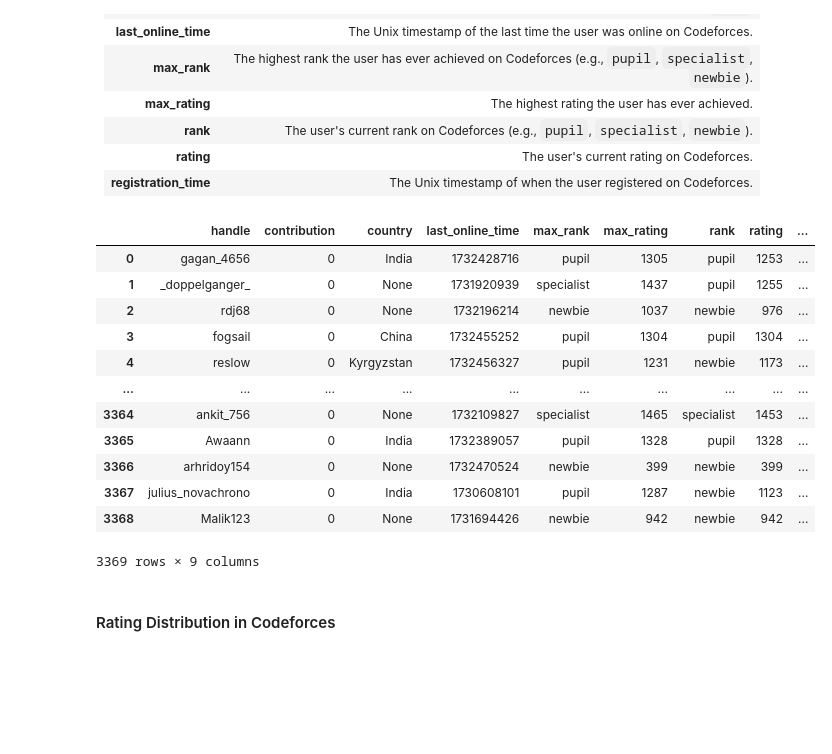
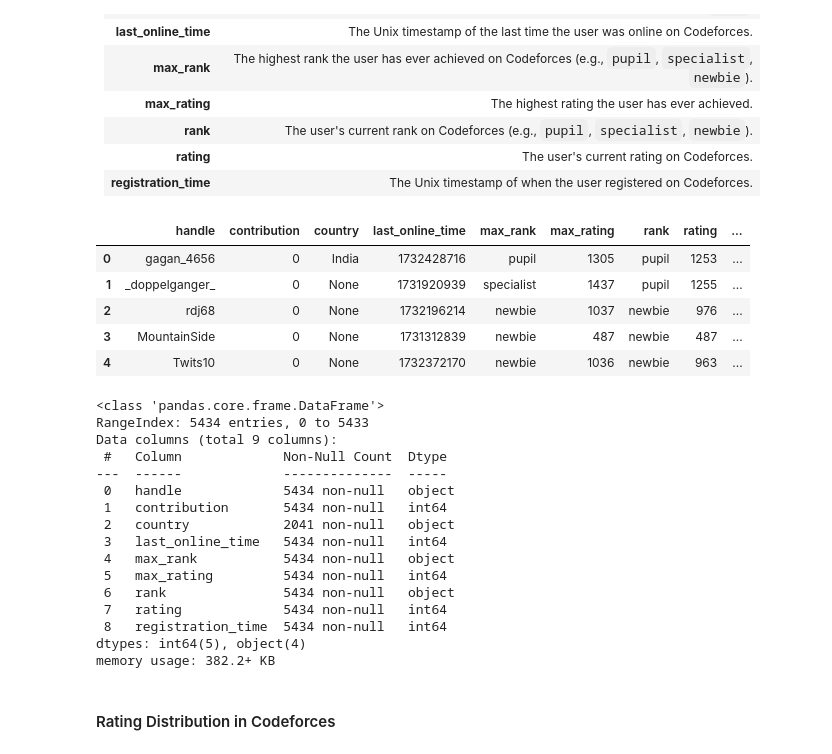
Before and after one commit to kaito274/Data-Pipeline-with-Docker, a Jupyter notebook: data-vis/python/blog-visuals.ipynb, the cells around one changed output. Drawn from its saved outputs; the diff is of its cells as text; code cells hidden in the pictures; blank space fills up the shorter version.

```diff
--- a/data-vis/python/blog-visuals.ipynb
+++ b/data-vis/python/blog-visuals.ipynb
@@ -146,21 +174,33 @@ fakerdata
 | **registration_time**  | The Unix timestamp of when the user registered on Codeforces.                                                                        |
 # %%
 codeforces = getCodeforcesDF()
-codeforces
+codeforces.head()
 # %% [output]
 |  | handle | contribution | country | last_online_time | max_rank | max_rating | rank | rating | ... |
 | 0 | gagan_4656 | 0 | India | 1732428716 | pupil | 1305 | pupil | 1253 | ... |
 | 1 | _doppelganger_ | 0 | None | 1731920939 | specialist | 1437 | pupil | 1255 | ... |
 | 2 | rdj68 | 0 | None | 1732196214 | newbie | 1037 | newbie | 976 | ... |
-| 3 | fogsail | 0 | China | 1732455252 | pupil | 1304 | pupil | 1304 | ... |
-| 4 | reslow | 0 | Kyrgyzstan | 1732456327 | pupil | 1231 | newbie | 1173 | ... |
-| ... | ... | ... | ... | ... | ... | ... | ... | ... | ... |
-| 3364 | ankit_756 | 0 | None | 1732109827 | specialist | 1465 | specialist | 1453 | ... |
-| 3365 | Awaann | 0 | India | 1732389057 | pupil | 1328 | pupil | 1328 | ... |
-| 3366 | arhridoy154 | 0 | None | 1732470524 | newbie | 399 | newbie | 399 | ... |
-| 3367 | julius_novachrono | 0 | India | 1730608101 | pupil | 1287 | newbie | 1123 | ... |
-| 3368 | Malik123 | 0 | None | 1731694426 | newbie | 942 | newbie | 942 | ... |
+| 3 | MountainSide | 0 | None | 1731312839 | newbie | 487 | newbie | 487 | ... |
+| 4 | Twits10 | 0 | None | 1732372170 | newbie | 1036 | newbie | 963 | ... |
-3369 rows × 9 columns
+# %%
+codeforces.info()
+# %% [output]
+<class 'pandas.core.frame.DataFrame'>
+RangeIndex: 5434 entries, 0 to 5433
+Data columns (total 9 columns):
+ #   Column             Non-Null Count  Dtype
+---  ------             --------------  -----
+ 0   handle             5434 non-null   object
+ 1   contribution       5434 non-null   int64
+ 2   country            2041 non-null   object
+ 3   last_online_time   5434 non-null   int64
+ 4   max_rank           5434 non-null   object
+ 5   max_rating         5434 non-null   int64
+ 6   rank               5434 non-null   object
+ 7   rating             5434 non-null   int64
+ 8   registration_time  5434 non-null   int64
+dtypes: int64(5), object(4)
+memory usage: 382.2+ KB
 # %% [markdown]
 #### Rating Distribution in Codeforces
 # %%
```
Also changed, not shown: parts of 14 cells of this notebook, 1 other file.
